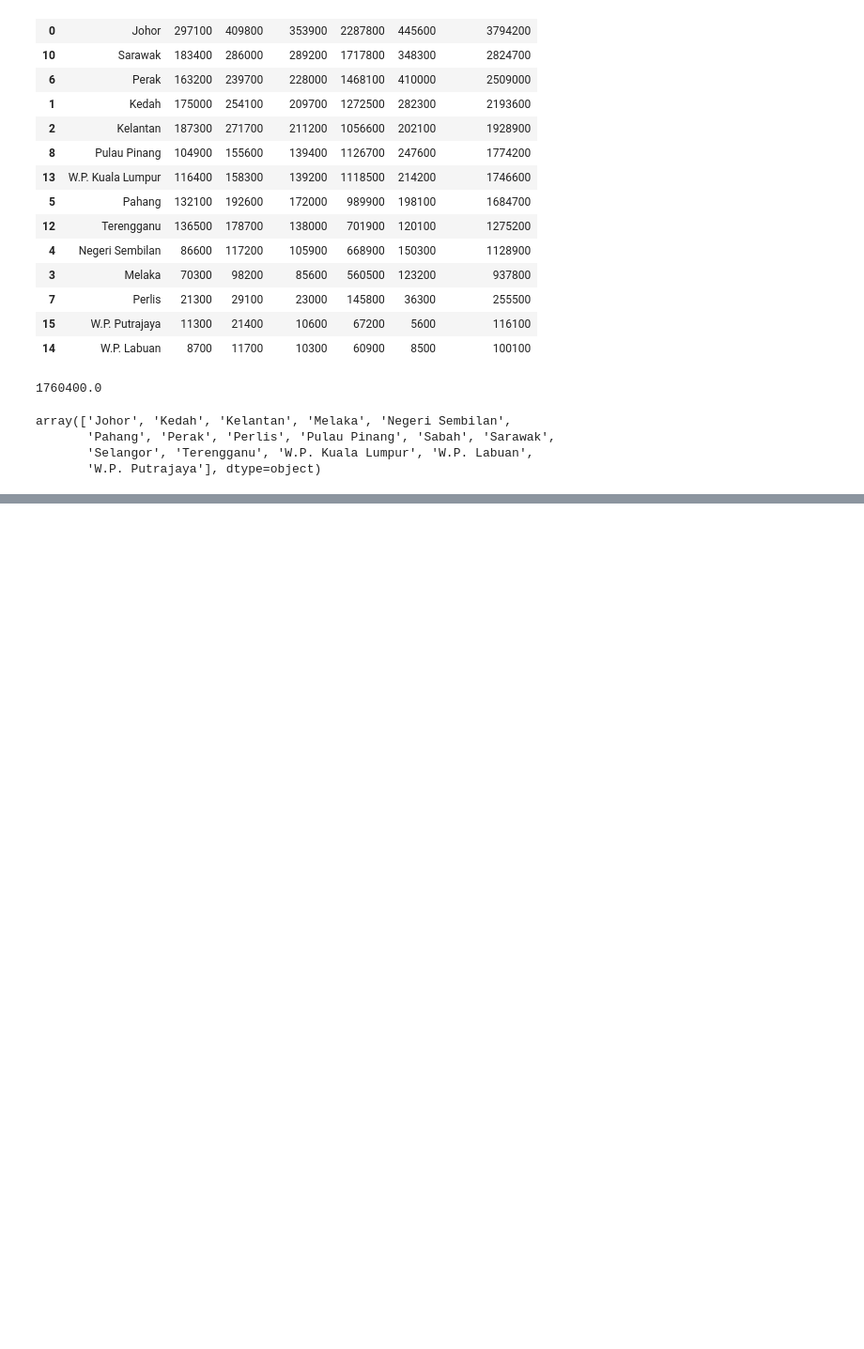
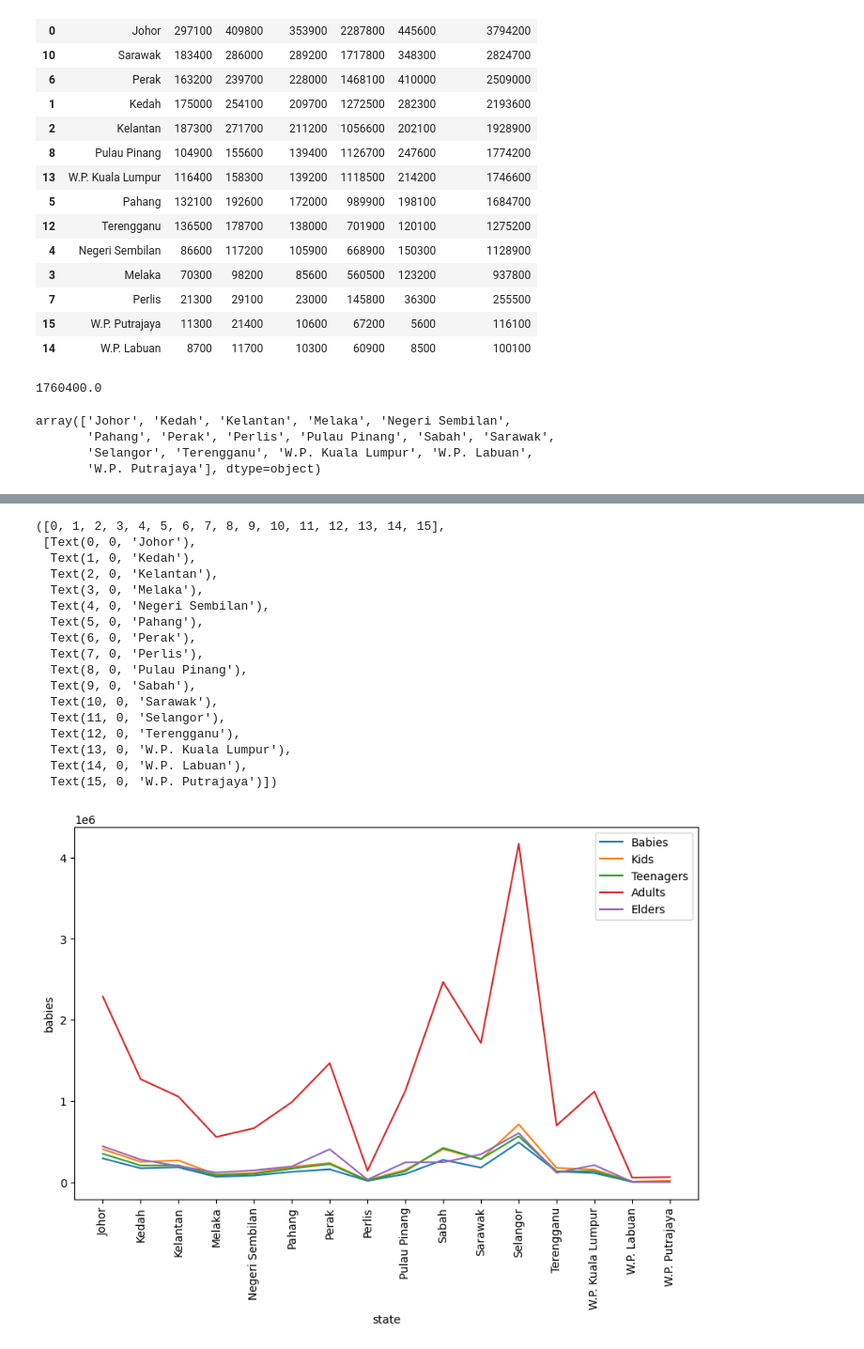
Before and after one commit to itshanafi/Basic-Data-Science, a Jupyter notebook: Data Science Project/Malaysian Population.ipynb, the cells around one changed output, grey strips where cells are left out. Shown at 94% size. Saved outputs shown, nothing was run; the diff lists cells and outputs as text; code cells hidden in the pictures; blank space fills up the shorter version.

```diff
--- a/Data Science Project/Malaysian Population.ipynb
+++ b/Data Science Project/Malaysian Population.ipynb
@@ -470,0 +481,29 @@ array(['Johor', 'Kedah', 'Kelantan', 'Melaka', 'Negeri Sembilan',
+# %%
+# create a line graph with all categories using matplotlib
+
+plt.figure(figsize=(10, 6))
+sns.lineplot(x='state', y='babies', data=populationbystate, label='Babies')
+sns.lineplot(x='state', y='kids', data=populationbystate, label='Kids')
+sns.lineplot(x='state', y='teenagers', data=populationbystate, label='Teenagers')
+sns.lineplot(x='state', y='adult', data=populationbystate, label='Adults')
+sns.lineplot(x='state', y='elders', data=populationbystate, label='Elders')
+plt.xticks(rotation=90)
+# %% [output]
+([0, 1, 2, 3, 4, 5, 6, 7, 8, 9, 10, 11, 12, 13, 14, 15],
+ [Text(0, 0, 'Johor'),
+  Text(1, 0, 'Kedah'),
+  Text(2, 0, 'Kelantan'),
+  Text(3, 0, 'Melaka'),
+  Text(4, 0, 'Negeri Sembilan'),
+  Text(5, 0, 'Pahang'),
+  Text(6, 0, 'Perak'),
+  Text(7, 0, 'Perlis'),
+  Text(8, 0, 'Pulau Pinang'),
+  Text(9, 0, 'Sabah'),
+  Text(10, 0, 'Sarawak'),
+  Text(11, 0, 'Selangor'),
+  Text(12, 0, 'Terengganu'),
+  Text(13, 0, 'W.P. Kuala Lumpur'),
+  Text(14, 0, 'W.P. Labuan'),
+  Text(15, 0, 'W.P. Putrajaya')])
+[figure, added]
```
Also changed, not shown: parts of 4 cells of this notebook.
